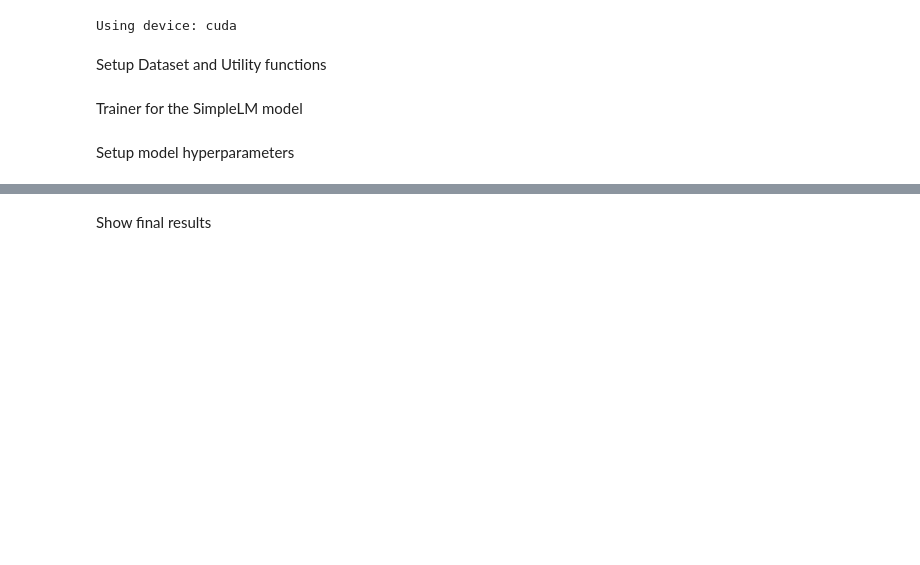
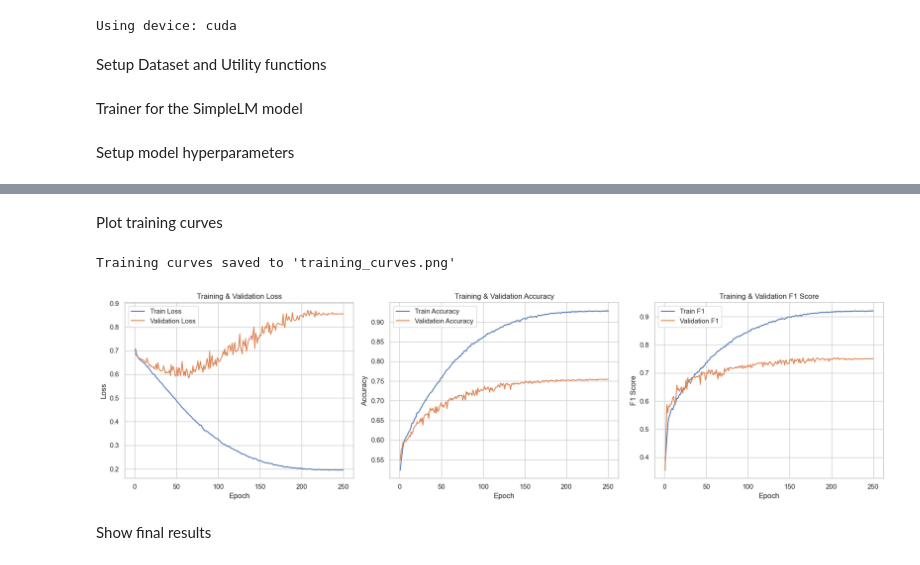
Before and after one commit to jedld/filipino_hate_speech_detector, a Jupyter notebook: experiment_1.ipynb, the cells around one changed output, grey strips where cells are left out. Drawn from its saved outputs; the diff is of its cells as text; code cells hidden in the pictures; blank space fills up the shorter version.

```diff
--- a/experiment_1.ipynb
+++ b/experiment_1.ipynb
@@ -142,15 +142,15 @@ Setup model hyperparameters
 EMBED_DIM=6
 BATCH_SIZE=32
 NUM_HEADS=2
-NUM_LAYERS=1
+NUM_LAYERS=2
 DROPOUT=0.1
-MAX_LEN=128
+MAX_LEN=256
 MIN_DELTA=1e-3
 LEARNING_RATE=2e-4
 CUDA_MIXED_PRECISION=True
 GRAD_CLIP_NORM=1.0
 WEIGHT_DECAY=1e-2
-EPOCHS=1000
+EPOCHS=250
 # %%
 TRAIN_CSV = Path('data/combined/processed/train.csv')
 VAL_CSV = Path('data/combined/processed/validation.csv')
@@ -379,3 +379,63 @@ Test Loss: 2.2680 | Test Acc: 0.8041 | Test F1: 0.7419
+# %% [markdown]
+Plot training curves
+# %%
+try:
+    import matplotlib.pyplot as plt
+    import seaborn as sns
+except ImportError:
+    !pip install matplotlib seaborn
+    import matplotlib.pyplot as plt
+    import seaborn as sns
+
+# Extract data from history
+epochs = [h['epoch'] for h in history]
+train_loss = [h['train_loss'] for h in history]
+val_loss = [h['val_loss'] for h in history]
+
+train_acc = [h['train_metrics']['accuracy'] for h in history]
+val_acc = [h['val_metrics']['accuracy'] for h in history]
+
+train_f1 = [h['train_metrics']['f1'] for h in history]
+val_f1 = [h['val_metrics']['f1'] for h in history]
+
+# Plotting
+sns.set_theme(style="whitegrid")
+fig, axes = plt.subplots(1, 3, figsize=(18, 5))
+
+# Loss Plot
+sns.lineplot(x=epochs, y=train_loss, ax=axes[0], label='Train Loss')
+sns.lineplot(x=epochs, y=val_loss, ax=axes[0], label='Validation Loss')
+axes[0].set_title('Training & Validation Loss')
+axes[0].set_xlabel('Epoch')
+axes[0].set_ylabel('Loss')
+axes[0].legend()
+
+# Accuracy Plot
+sns.lineplot(x=epochs, y=train_acc, ax=axes[1], label='Train Accuracy')
+sns.lineplot(x=epochs, y=val_acc, ax=axes[1], label='Validation Accuracy')
+axes[1].set_title('Training & Validation Accuracy')
+axes[1].set_xlabel('Epoch')
+axes[1].set_ylabel('Accuracy')
+axes[1].legend()
+
+# F1 Score Plot
+sns.lineplot(x=epochs, y=train_f1, ax=axes[2], label='Train F1')
+sns.lineplot(x=epochs, y=val_f1, ax=axes[2], label='Validation F1')
+axes[2].set_title('Training & Validation F1 Score')
+axes[2].set_xlabel('Epoch')
+axes[2].set_ylabel('F1 Score')
+axes[2].legend()
+
+plt.tight_layout()
+
+# Save the figure programmatically to avoid VS Code UI export issues
+plt.savefig('training_curves.png', dpi=300)
+print("Training curves saved to 'training_curves.png'")
+
+plt.show()
+# %% [output]
+Training curves saved to 'training_curves.png'
+[figure, added]
 # %% [markdown]
 Show final results
 # %%
```
Also changed, not shown: parts of 6 cells of this notebook, 11 other files.
